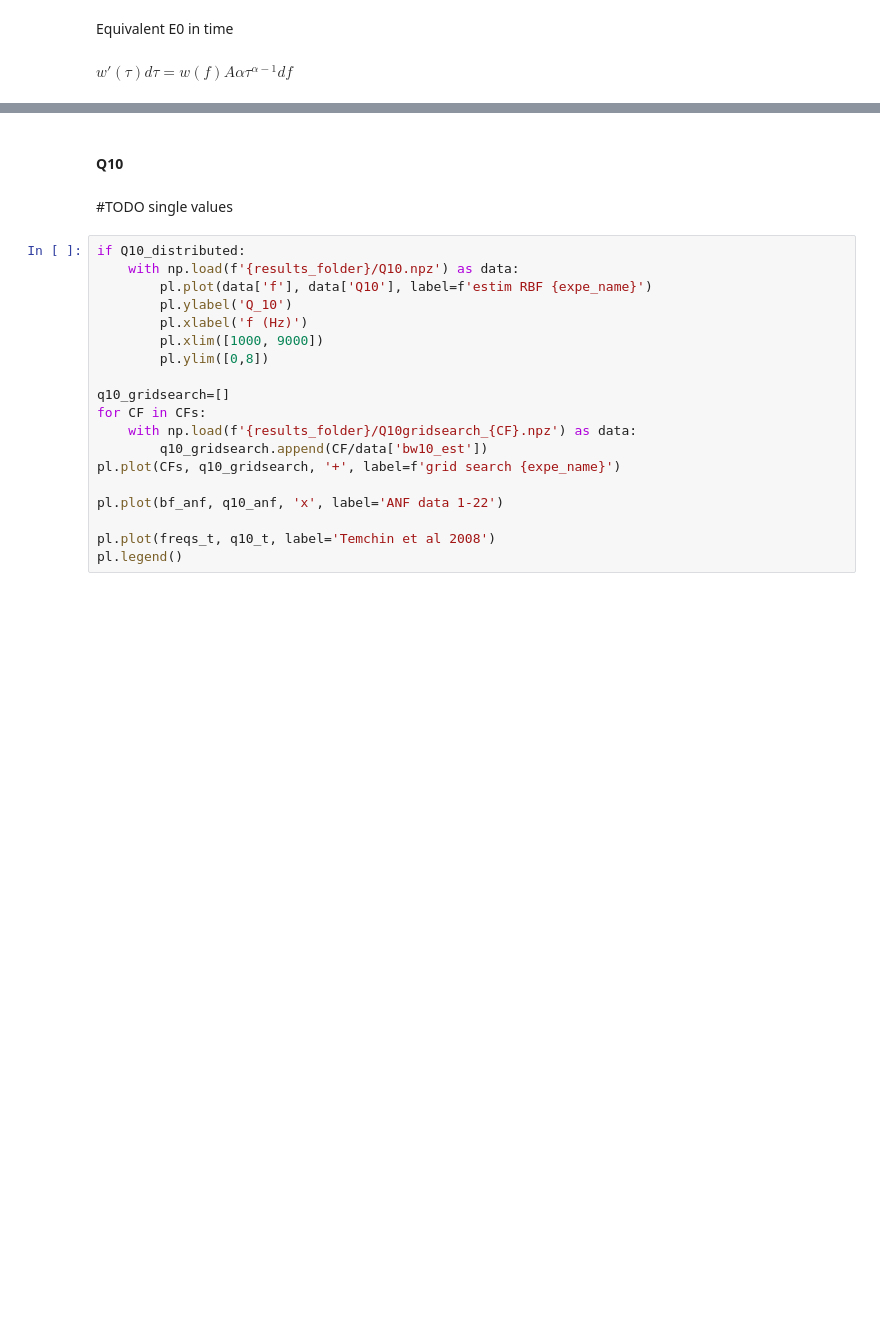
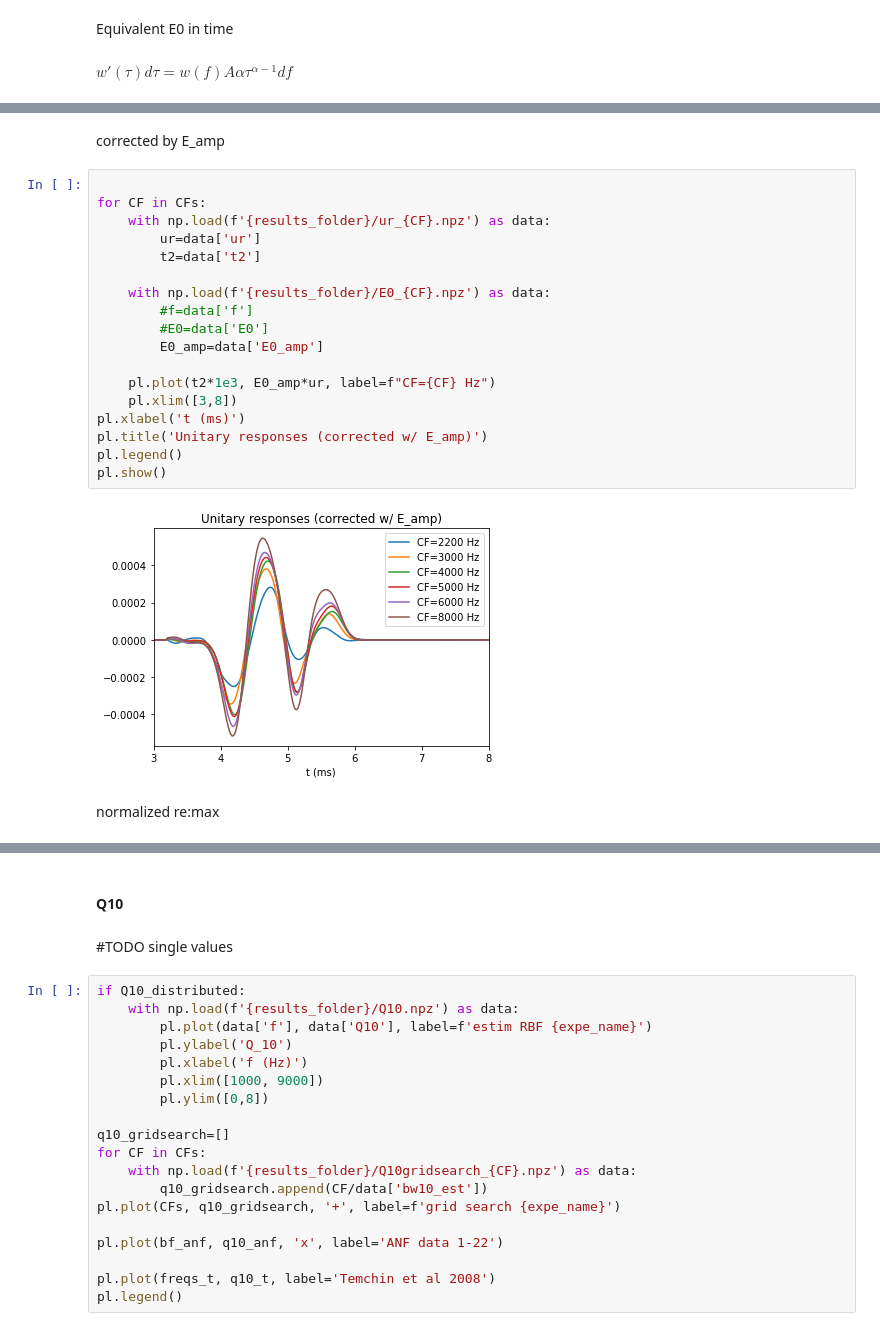
Before and after one commit to fdeloche/fmaskedCAP-model, a Jupyter notebook: Fit data synthesis.ipynb, the cells around one changed output, grey strips where cells are left out. Drawn from its saved outputs; the diff is of its cells as text; blank space fills up the shorter version.

```diff
--- a/Fit data synthesis.ipynb
+++ b/Fit data synthesis.ipynb
@@ -276,0 +316,24 @@ pl.xlabel('t (ms)')
+# %% [markdown]
+corrected by E_amp
+# %%
+
+for CF in CFs:
+    with np.load(f'{results_folder}/ur_{CF}.npz') as data:
+        ur=data['ur']
+        t2=data['t2']
+
+    with np.load(f'{results_folder}/E0_{CF}.npz') as data:
+        #f=data['f']
+        #E0=data['E0']
+        E0_amp=data['E0_amp']
+
+    pl.plot(t2*1e3, E0_amp*ur, label=f"CF={CF} Hz")
+    pl.xlim([3,8])
+pl.xlabel('t (ms)')
+pl.title('Unitary responses (corrected w/ E_amp)')
+pl.legend()
+pl.show()
+# %% [output]
+[figure, added]
+# %% [markdown]
+normalized re:max
```
Also changed, not shown: parts of 20 cells of this notebook, 11 other files.
